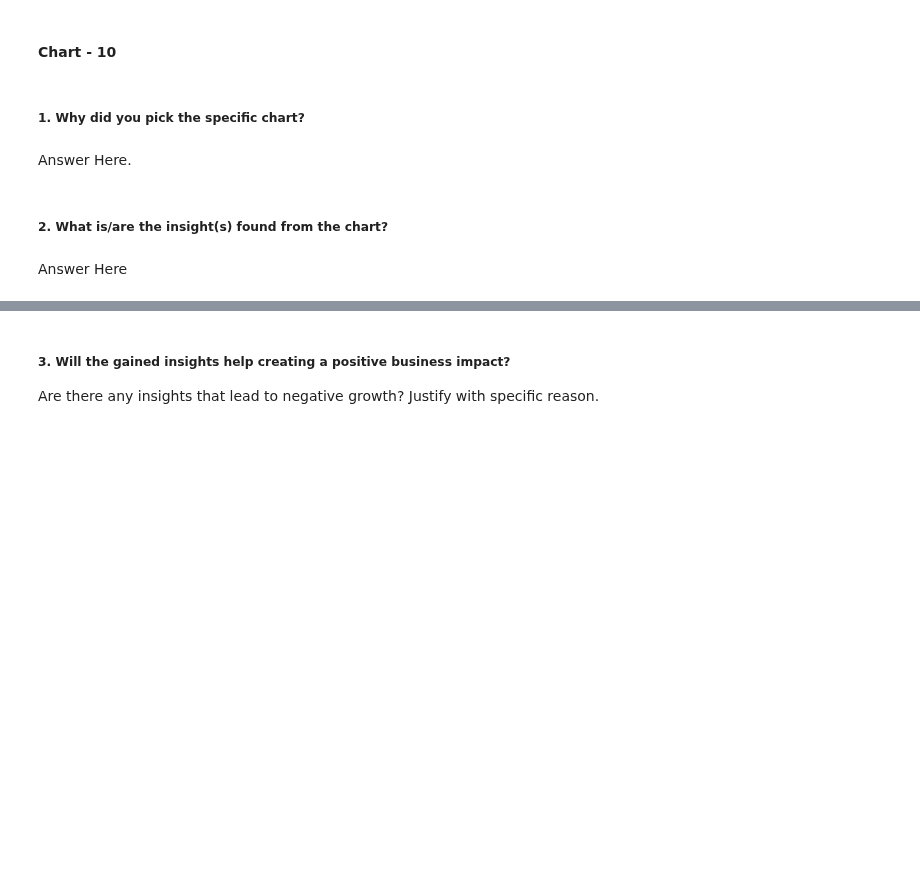
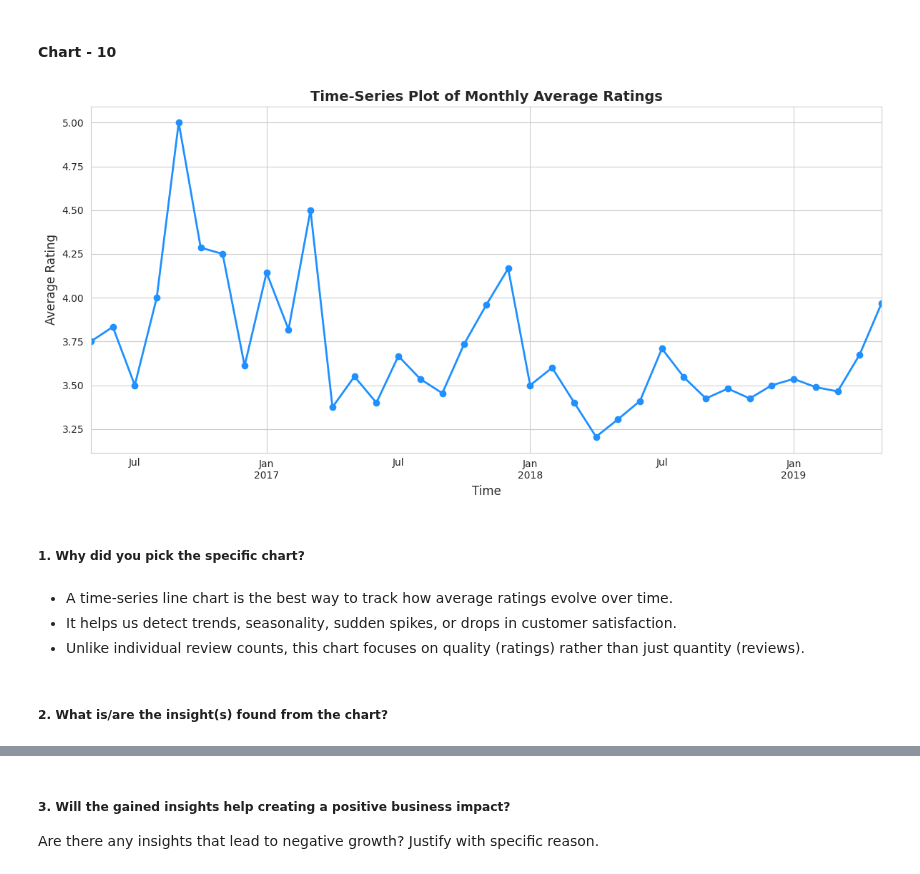
Before and after one commit to Ash99-commits/Unsupervised_ML_Zomato-Restaurant_Clustering_And_Sentiment_Analysis, a Jupyter notebook: Unsupervised_ML_Zomato_Restaurant_Clustering_And_Sentiment_Analysis_Ashwani_Kumar_Patra.ipynb, the cells around one changed output, grey strips where cells are left out. Drawn from its saved outputs; the diff is of its cells as text; code cells hidden in the pictures; blank space fills up the shorter version.

Commit message:
Chart 10 - Time-Series Plot of Monthly Average Ratings -  Line Plot, plotted, insights are driven from it, along with its business impact [both positive and negative(if any)].

```diff
--- a/Unsupervised_ML_Zomato_Restaurant_Clustering_And_Sentiment_Analysis_Ashwani_Kumar_Patra.ipynb
+++ b/Unsupervised_ML_Zomato_Restaurant_Clustering_And_Sentiment_Analysis_Ashwani_Kumar_Patra.ipynb
@@ -1311,8 +1309,40 @@ Business Impact :-
+# %%
+# Chart 10 Visualization code - Time-Series Plot of Monthly Average Ratings -  Line Plot
+
+# Converting Rating to numeric (in case of non-numeric values)
+reviews_df['Rating'] = pd.to_numeric(reviews_df['Rating'], errors='coerce')
+
+# Ensuring 'Time' column is datetime and set as index for resampling
+reviews_df['Time'] = pd.to_datetime(reviews_df['Time'])
+reviews_indexed_df = reviews_df.set_index('Time')
+
+# Resampling data to monthly frequency and calculating average rating
+monthly_avg_rating = reviews_indexed_df.resample('ME')['Rating'].mean()
+
+# Visualizing Plot
+plt.figure(figsize=(12, 6))
+monthly_avg_rating.plot(color='dodgerblue', linewidth=2, marker='o', markersize=6)
+
+# Adding titles and labels
+plt.title('Time-Series Plot of Monthly Average Ratings', fontsize=14, fontweight='bold')
+plt.xlabel('Time', fontsize=12)
+plt.ylabel('Average Rating', fontsize=12)
+
+# Improving layout
+plt.tight_layout()
+
+# Adding a grid for better readability
+plt.grid(True)
+
+# Displaying the plot
+plt.show()
+# %% [output]
+[figure, added]
 # %% [markdown]
 ##### 1. Why did you pick the specific chart?
-# %% [markdown]
-Answer Here.
+# %% [markdown]
+*  A time-series line chart is the best way to track how average ratings evolve over time.
+*  It helps us detect trends, seasonality, sudden spikes, or drops in customer satisfaction.
+*  Unlike individual review counts, this chart focuses on quality (ratings) rather than just quantity (reviews).
 # %% [markdown]
 ##### 2. What is/are the insight(s) found from the chart?
-# %% [markdown]
-Answer Here
```
Also changed, not shown: parts of 4 cells of this notebook.
